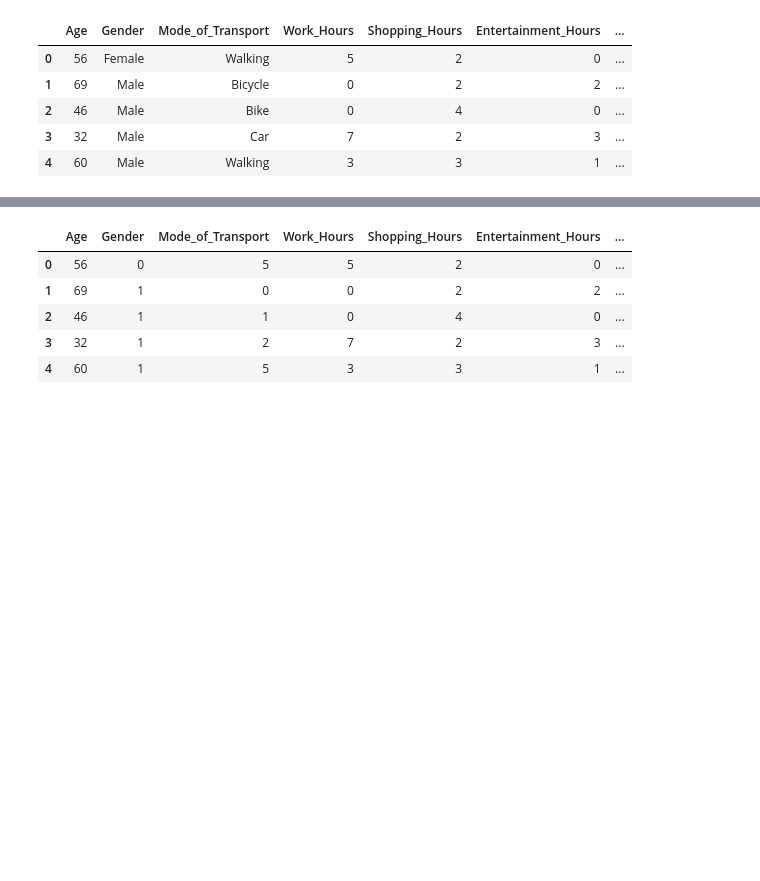
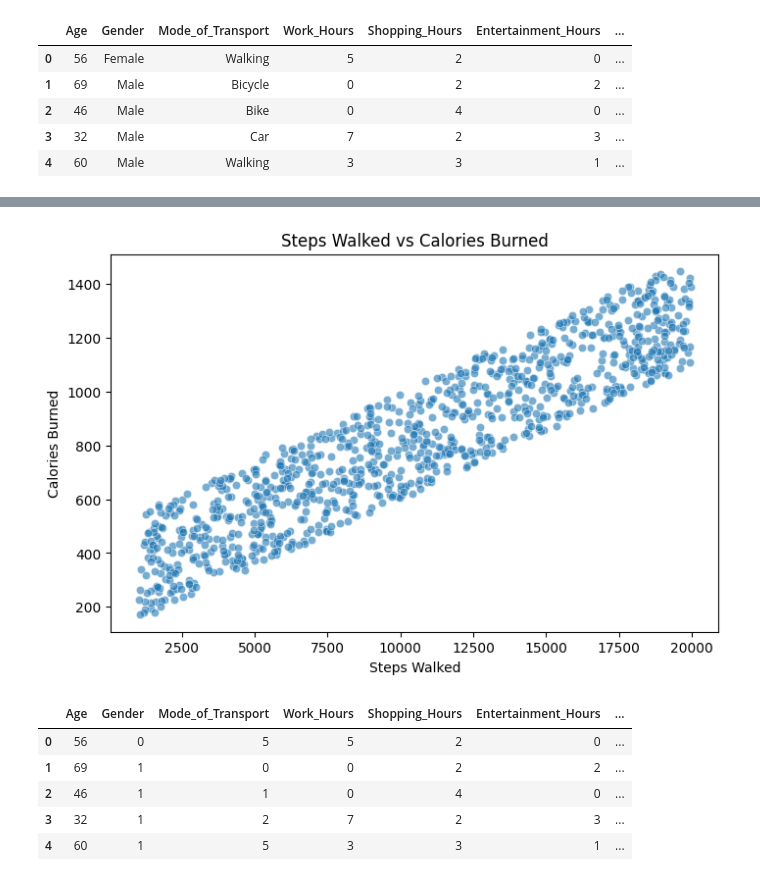
Before and after one commit to Sevinj-joy/DeepLearningExamples, a Jupyter notebook: Smart City Citizen Activity/smart_city_citizen_activity.ipynb, the cells around one changed output, grey strips where cells are left out. Saved outputs shown, nothing was run; the diff lists cells and outputs as text; code cells hidden in the pictures; blank space fills up the shorter version.

```diff
--- a/Smart City Citizen Activity/smart_city_citizen_activity.ipynb
+++ b/Smart City Citizen Activity/smart_city_citizen_activity.ipynb
@@ -84,3 +119,12 @@ data.head()
+# %%
+plt.figure(figsize=(8,5))
+sns.scatterplot(x="Steps_Walked", y="Calories_Burned", data=data, alpha=0.6)
+plt.title("Steps Walked vs Calories Burned")
+plt.xlabel("Steps Walked")
+plt.ylabel("Calories Burned")
+plt.show()
+# %% [output]
+[figure, added]
 # %%
 from sklearn.preprocessing import LabelEncoder
 # %%
```
Also changed, not shown: parts of 13 cells of this notebook.
